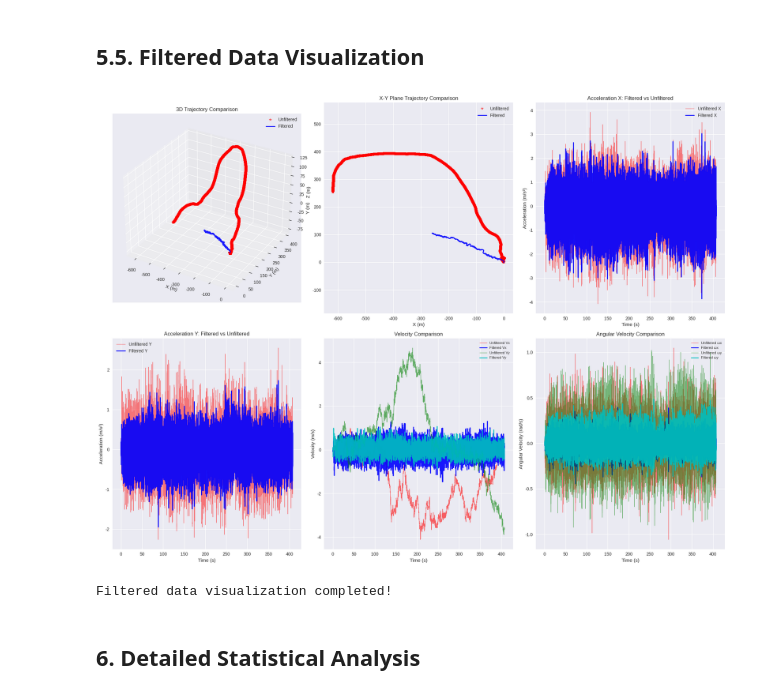
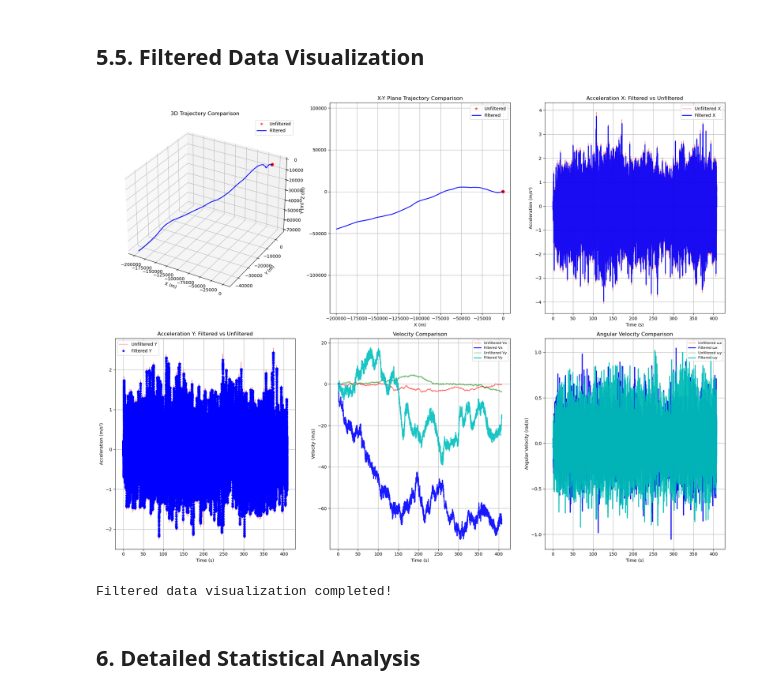
Before and after one commit to Ts-sound/LIOKit, a Jupyter notebook: scripts/imu_data_visualization.ipynb, the cells around one changed output. Cells and saved outputs as stored; diff of their text form; code cells hidden in the pictures.

```diff
--- a/scripts/imu_data_visualization.ipynb
+++ b/scripts/imu_data_visualization.ipynb
@@ -201,22 +201,14 @@ Kalman filter module imported successfully!
 # %%
-# Initialize Kalman filter
+# Initialize  filter
 # Calculate average dt for filter initialization
 if 'dt' in locals():
     avg_dt = np.mean(dt[dt > 0])  # Use average of positive dt values
-    print(f"Average time step for Kalman filter: {avg_dt:.6f} s")
+    print(f"Average time step for  filter: {avg_dt:.6f} s")
 
-    # Initialize Kalman filter with appropriate parameters
-    kf = IMUKalmanFilter(
-        dt=avg_dt,
-        process_noise_pos=1e-3,
-        process_noise_vel=1e-2,
-        process_noise_acc_bias=1e-4,
-        process_noise_gyro_bias=1e-4,
-        meas_noise_acc=0.1,
-        meas_noise_gyro=0.01
-    )
+    # Initialize  filter with appropriate parameters
+    kf = IMUFilter(dt=avg_dt, cutoff_hz=3)
 
-    print("Kalman filter initialized!")
+    print(" filter initialized!")
 else:
     print("Please run the data preprocessing code first")
 # %% [output]
@@ -433,7 +425,7 @@ if 'position_filtered' in locals():
     # 4. Acceleration filtering comparison (Y-axis)
     ax4 = fig_filtered.add_subplot(2, 3, 4)
     ax4.plot(time_sec, acc_body[:, 1], 'r-', label='Unfiltered Y', alpha=0.5, linewidth=1)
-    ax4.plot(time_sec, acc_filtered[:, 1], 'b-', label='Filtered Y', alpha=0.9, linewidth=2)
+    ax4.plot(time_sec, acc_filtered[:, 1], 'b*', label='Filtered Y', alpha=0.9, linewidth=2)
     ax4.set_xlabel('Time (s)')
     ax4.set_ylabel('Acceleration (m/s²)')
     ax4.set_title('Acceleration Y: Filtered vs Unfiltered')
@@ -443,35 +435,35 @@ if 'position_filtered' in locals():
     # 5. Velocity comparison
     ax5 = fig_filtered.add_subplot(2, 3, 5)
     ax5.plot(time_sec, velocity[:, 0], 'r-', label='Unfiltered Vx', alpha=0.6, linewidth=1)
     ax5.plot(time_sec, velocity_filtered[:, 0], 'b-', label='Filtered Vx', alpha=0.9, linewidth=2)
     ax5.plot(time_sec, velocity[:, 1], 'g-', label='Unfiltered Vy', alpha=0.6, linewidth=1)
     ax5.plot(time_sec, velocity_filtered[:, 1], 'c-', label='Filtered Vy', alpha=0.9, linewidth=2)
     ax5.set_xlabel('Time (s)')
     ax5.set_ylabel('Velocity (m/s)')
     ax5.set_title('Velocity Comparison')
     ax5.legend(loc='upper right', fontsize=8)
     ax5.grid(True)
 
     # 6. Gyroscope filtering comparison
     ax6 = fig_filtered.add_subplot(2, 3, 6)
     ax6.plot(time_sec, gyro[:, 0], 'r-', label='Unfiltered ωx', alpha=0.5, linewidth=1)
     ax6.plot(time_sec, gyro_filtered[:, 0], 'b-', label='Filtered ωx', alpha=0.9, linewidth=2)
     ax6.plot(time_sec, gyro[:, 1], 'g-', label='Unfiltered ωy', alpha=0.5, linewidth=1)
     ax6.plot(time_sec, gyro_filtered[:, 1], 'c-', label='Filtered ωy', alpha=0.9, linewidth=2)
     ax6.set_xlabel('Time (s)')
     ax6.set_ylabel('Angular Velocity (rad/s)')
     ax6.set_title('Angular Velocity Comparison')
     ax6.legend(loc='upper right', fontsize=8)
     ax6.grid(True)
 
     plt.tight_layout()
     plt.show()
 
     print("Filtered data visualization completed!")
 else:
-    print("Please run the Kalman filtering code first")
+    print("Please run the  filtering code first")
 # %% [output]
-[figure, old version]
+[figure, new version]
 Filtered data visualization completed!
 # %% [markdown]
 ## 6. Detailed Statistical Analysis
```
Also changed, not shown: parts of 7 cells of this notebook, 3 other files.
